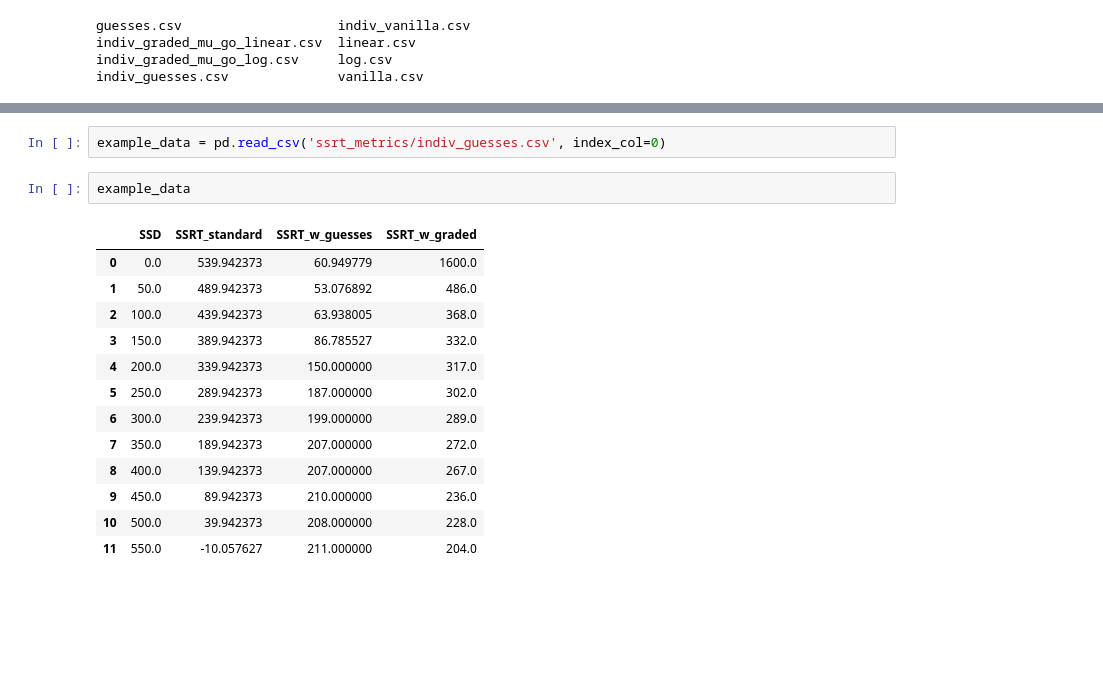
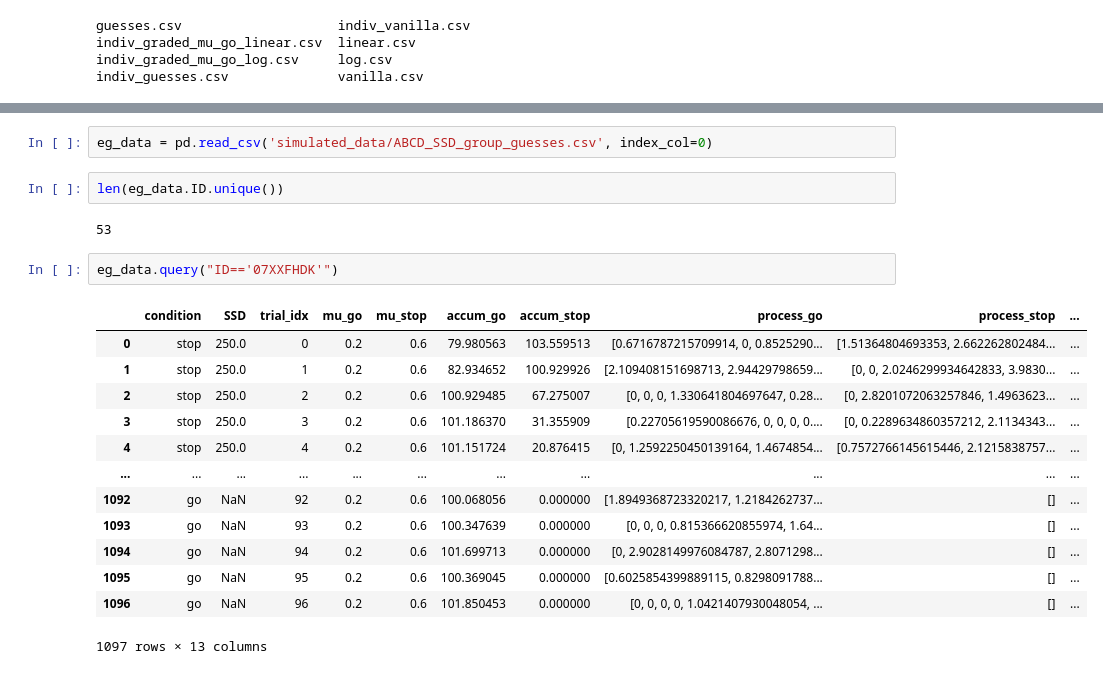
Before and after one commit to henrymj/ABCD_simulations, a Jupyter notebook: visualize_SSRTs_by_SSD.ipynb, the cells around one changed output, grey strips where cells are left out. Cells and saved outputs as stored; diff of their text form; blank space fills up the shorter version.

```diff
--- a/visualize_SSRTs_by_SSD.ipynb
+++ b/visualize_SSRTs_by_SSD.ipynb
@@ -13,18 +250,22 @@ indiv_guesses.csv              vanilla.csv
 # %%
-example_data = pd.read_csv('ssrt_metrics/indiv_guesses.csv', index_col=0)
+eg_data = pd.read_csv('simulated_data/ABCD_SSD_group_guesses.csv', index_col=0)
-# %%
-example_data
-# %% [output]
-|  | SSD | SSRT_standard | SSRT_w_guesses | SSRT_w_graded |
-| 0 | 0.0 | 539.942373 | 60.949779 | 1600.0 |
-| 1 | 50.0 | 489.942373 | 53.076892 | 486.0 |
-| 2 | 100.0 | 439.942373 | 63.938005 | 368.0 |
-| 3 | 150.0 | 389.942373 | 86.785527 | 332.0 |
-| 4 | 200.0 | 339.942373 | 150.000000 | 317.0 |
-| 5 | 250.0 | 289.942373 | 187.000000 | 302.0 |
-| 6 | 300.0 | 239.942373 | 199.000000 | 289.0 |
-| 7 | 350.0 | 189.942373 | 207.000000 | 272.0 |
-| 8 | 400.0 | 139.942373 | 207.000000 | 267.0 |
-| 9 | 450.0 | 89.942373 | 210.000000 | 236.0 |
-| 10 | 500.0 | 39.942373 | 208.000000 | 228.0 |
-| 11 | 550.0 | -10.057627 | 211.000000 | 204.0 |
+# %%
+len(eg_data.ID.unique())
+# %% [output]
+53
+# %%
+eg_data.query("ID=='07XXFHDK'")
+# %% [output]
+|  | condition | SSD | trial_idx | mu_go | mu_stop | accum_go | accum_stop | process_go | process_stop | ... |
+| 0 | stop | 250.0 | 0 | 0.2 | 0.6 | 79.980563 | 103.559513 | [0.6716787215709914, 0, 0.8525290... | [1.51364804693353, 2.662262802484... | ... |
+| 1 | stop | 250.0 | 1 | 0.2 | 0.6 | 82.934652 | 100.929926 | [2.109408151698713, 2.94429798659... | [0, 0, 2.0246299934642833, 3.9830... | ... |
+| 2 | stop | 250.0 | 2 | 0.2 | 0.6 | 100.929485 | 67.275007 | [0, 0, 0, 1.330641804697647, 0.28... | [0, 2.8201072063257846, 1.4963623... | ... |
+| 3 | stop | 250.0 | 3 | 0.2 | 0.6 | 101.186370 | 31.355909 | [0.22705619590086676, 0, 0, 0, 0.... | [0, 0.2289634860357212, 2.1134343... | ... |
+| 4 | stop | 250.0 | 4 | 0.2 | 0.6 | 101.151724 | 20.876415 | [0, 1.2592250450139164, 1.4674854... | [0.7572766145615446, 2.1215838757... | ... |
+| ... | ... | ... | ... | ... | ... | ... | ... | ... | ... | ... |
+| 1092 | go | NaN | 92 | 0.2 | 0.6 | 100.068056 | 0.000000 | [1.8949368723320217, 1.2184262737... | [] | ... |
+| 1093 | go | NaN | 93 | 0.2 | 0.6 | 100.347639 | 0.000000 | [0, 0, 0, 0.815366620855974, 1.64... | [] | ... |
+| 1094 | go | NaN | 94 | 0.2 | 0.6 | 101.699713 | 0.000000 | [0, 2.9028149976084787, 2.8071298... | [] | ... |
+| 1095 | go | NaN | 95 | 0.2 | 0.6 | 100.369045 | 0.000000 | [0.6025854399889115, 0.8298091788... | [] | ... |
+| 1096 | go | NaN | 96 | 0.2 | 0.6 | 101.850453 | 0.000000 | [0, 0, 0, 0, 1.0421407930048054, ... | [] | ... |
+1097 rows × 13 columns
```
Also changed, not shown: parts of 20 cells of this notebook, 3 other files.
